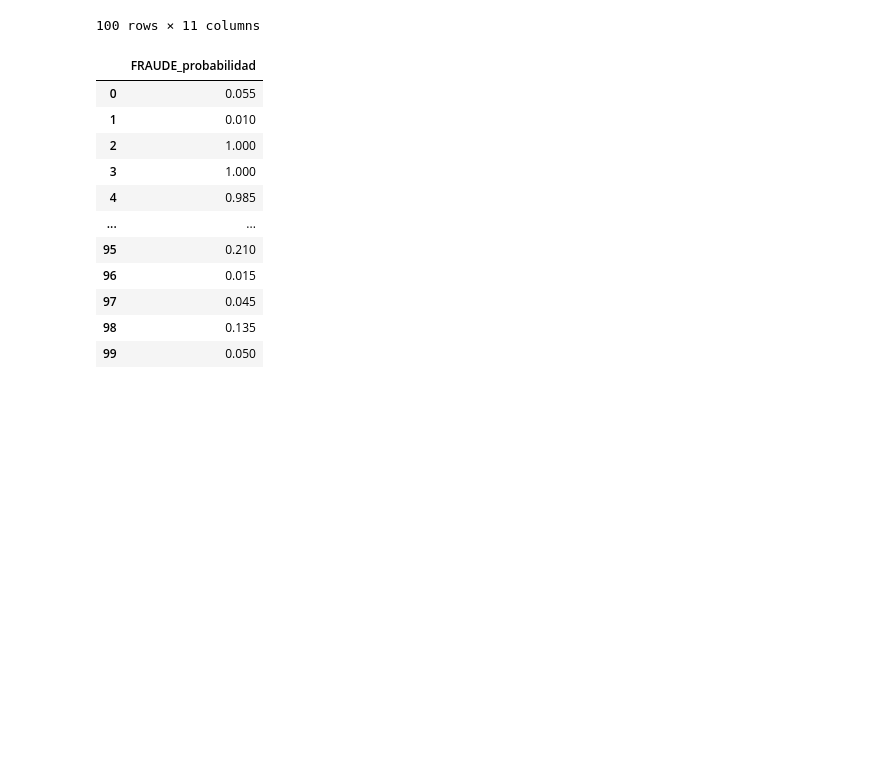
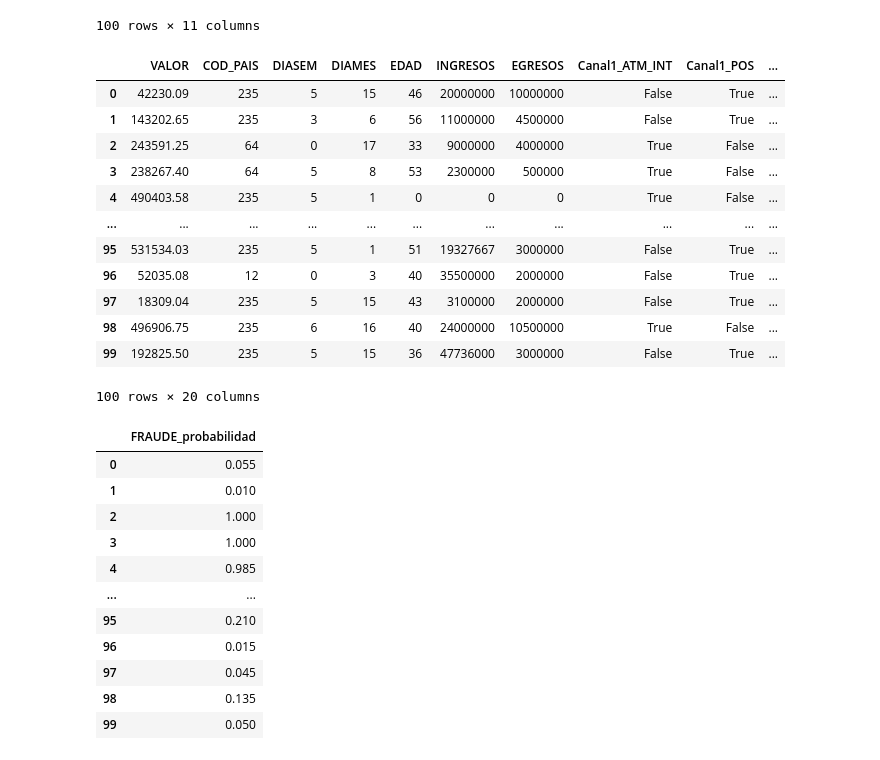
Before and after one commit to marinho14/DataKnow, a Jupyter notebook: code/prueba_tecnica.ipynb, the cells around one changed output. Drawn from its saved outputs; the diff is of its cells as text; code cells hidden in the pictures; blank space fills up the shorter version.

```diff
--- a/code/prueba_tecnica.ipynb
+++ b/code/prueba_tecnica.ipynb
@@ -530,6 +532,22 @@ test_data_selected = pd.get_dummies(test_data_selected)
 test_data_selected["SEGMENTO_Empresarial"] = False
 
 test_data_selected = test_data_selected[X_train.columns]
+# %%
+test_data_selected
+# %% [output]
+|  | VALOR | COD_PAIS | DIASEM | DIAMES | EDAD | INGRESOS | EGRESOS | Canal1_ATM_INT | Canal1_POS | ... |
+| 0 | 42230.09 | 235 | 5 | 15 | 46 | 20000000 | 10000000 | False | True | ... |
+| 1 | 143202.65 | 235 | 3 | 6 | 56 | 11000000 | 4500000 | False | True | ... |
+| 2 | 243591.25 | 64 | 0 | 17 | 33 | 9000000 | 4000000 | True | False | ... |
+| 3 | 238267.40 | 64 | 5 | 8 | 53 | 2300000 | 500000 | True | False | ... |
+| 4 | 490403.58 | 235 | 5 | 1 | 0 | 0 | 0 | True | False | ... |
+| ... | ... | ... | ... | ... | ... | ... | ... | ... | ... | ... |
+| 95 | 531534.03 | 235 | 5 | 1 | 51 | 19327667 | 3000000 | False | True | ... |
+| 96 | 52035.08 | 12 | 0 | 3 | 40 | 35500000 | 2000000 | False | True | ... |
+| 97 | 18309.04 | 235 | 5 | 15 | 43 | 3100000 | 2000000 | False | True | ... |
+| 98 | 496906.75 | 235 | 6 | 16 | 40 | 24000000 | 10500000 | True | False | ... |
+| 99 | 192825.50 | 235 | 5 | 15 | 36 | 47736000 | 3000000 | False | True | ... |
+100 rows × 20 columns
 # %%
 # Obtener probabilidades en lugar de predicciones binarias
 test_probabilities = best_rf_model.predict_proba(test_data_selected)
```
Also changed, not shown: parts of 2 cells of this notebook, 1 other file.
